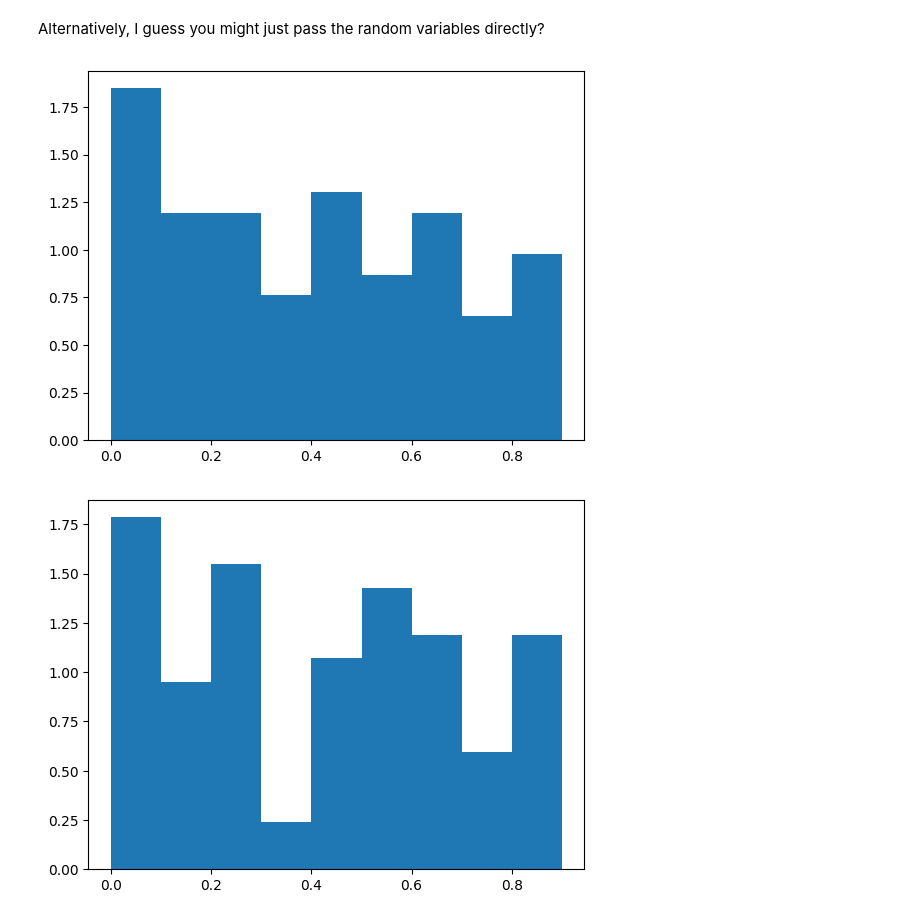
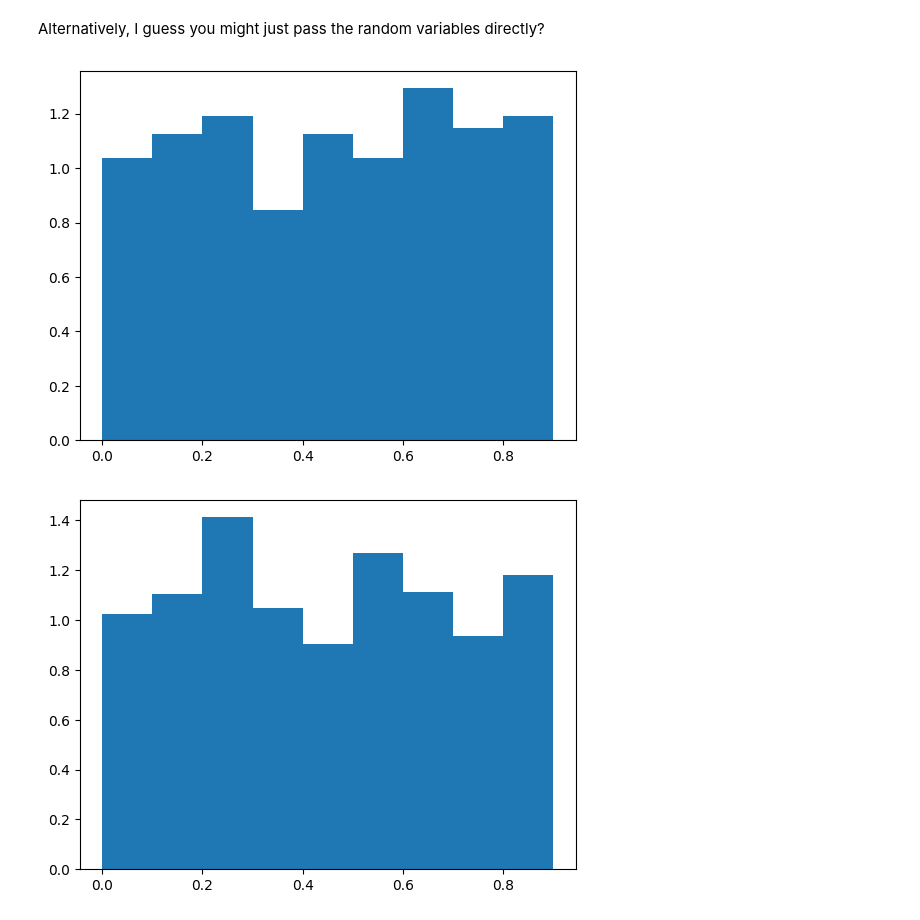
Before and after one commit to justindomke/pangolin, a Jupyter notebook: Example-Simulation Based Calibration.ipynb, the cells around one changed output. Drawn from its saved outputs; the diff is of its cells as text; code cells hidden in the pictures.

```diff
--- a/Example-Simulation Based Calibration.ipynb
+++ b/Example-Simulation Based Calibration.ipynb
@@ -29,7 +29,7 @@ def simulation_rank(prior,likelihood):
 
     return ranks
 
-def SBC(prior,likelihood,nreps=100):
+def SBC(prior,likelihood,nreps=1000):
     """
     Call simulation_rank several times, make a histogram
     """
@@ -107,33 +107,33 @@ def simulation_rank(latent_vars,observed_vars):
     ranks = []
     for latent_samp, inference_samp in zip(latent_samps, inference_samps):
         ranks.append( np.mean(latent_samp < inference_samp, axis=0))
 
     return ranks
 
-def SBC(prior,likelihood,nreps=100):
+def SBC(prior,likelihood,nreps=1000):
     """
     Call simulation_rank several times, make a histogram
     """
     my_ranks = simulation_rank(prior,likelihood)
     ranks = [np.zeros([nreps, *r.shape]) for r in my_ranks]
     for i in range(nreps):
         my_ranks = simulation_rank(prior,likelihood)
         for r, my_r in zip(ranks, my_ranks):
             r[i] = my_r
 
     for r in ranks:
         plt.figure()
         plt.hist(r,np.arange(0,1,.1),density=True)
 
 u = d.norm(0,1)
 s = d.exp(1)
 y = d.norm(u,s)
 z = d.norm(u,s)
 
 latent_vars = [u,s]
 observed_vars = [y,z]
 
 SBC(latent_vars,observed_vars)
 # %% [output]
-[figure, old version]
+[figure, new version]
-[figure, old version]
+[figure, new version]
```
Also changed, not shown: parts of 2 cells of this notebook.
